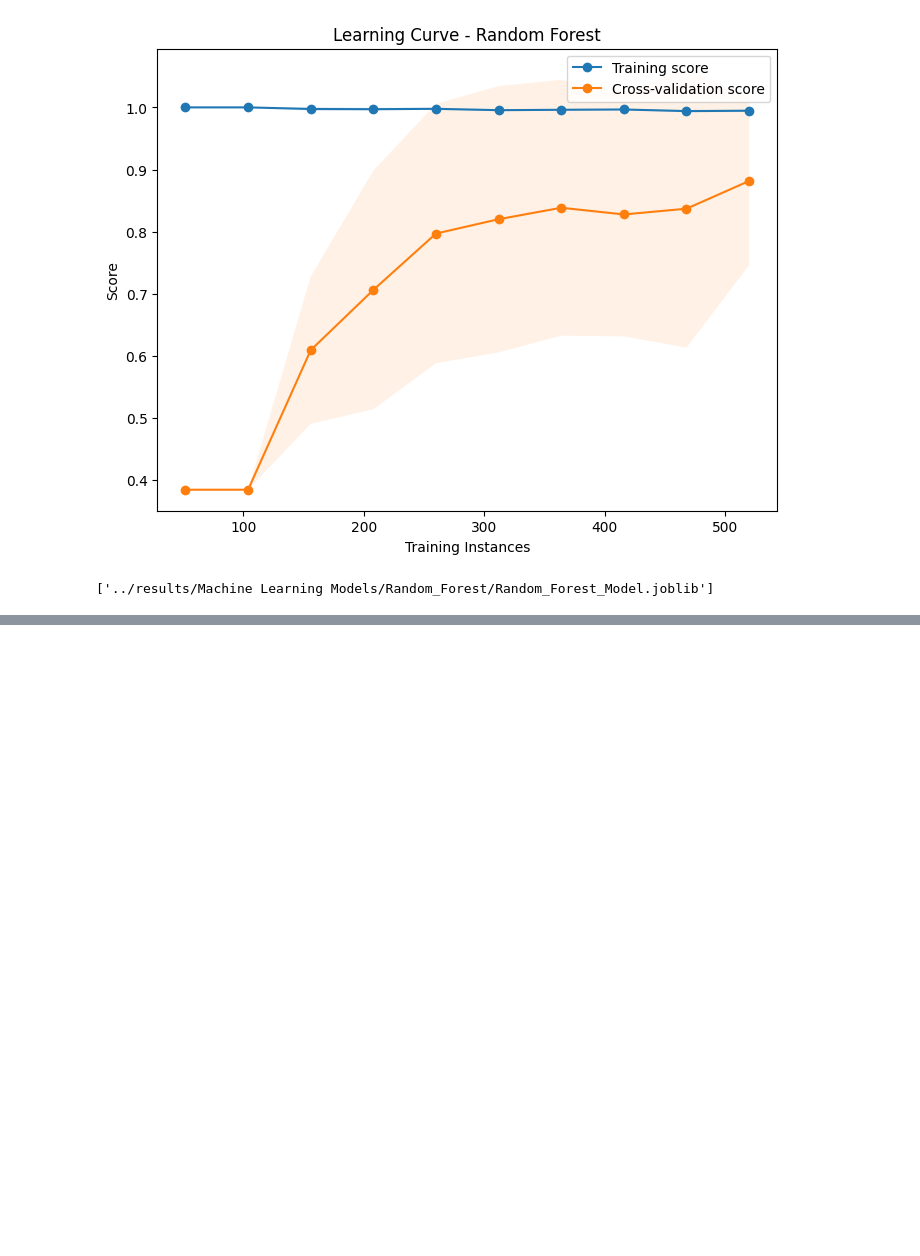
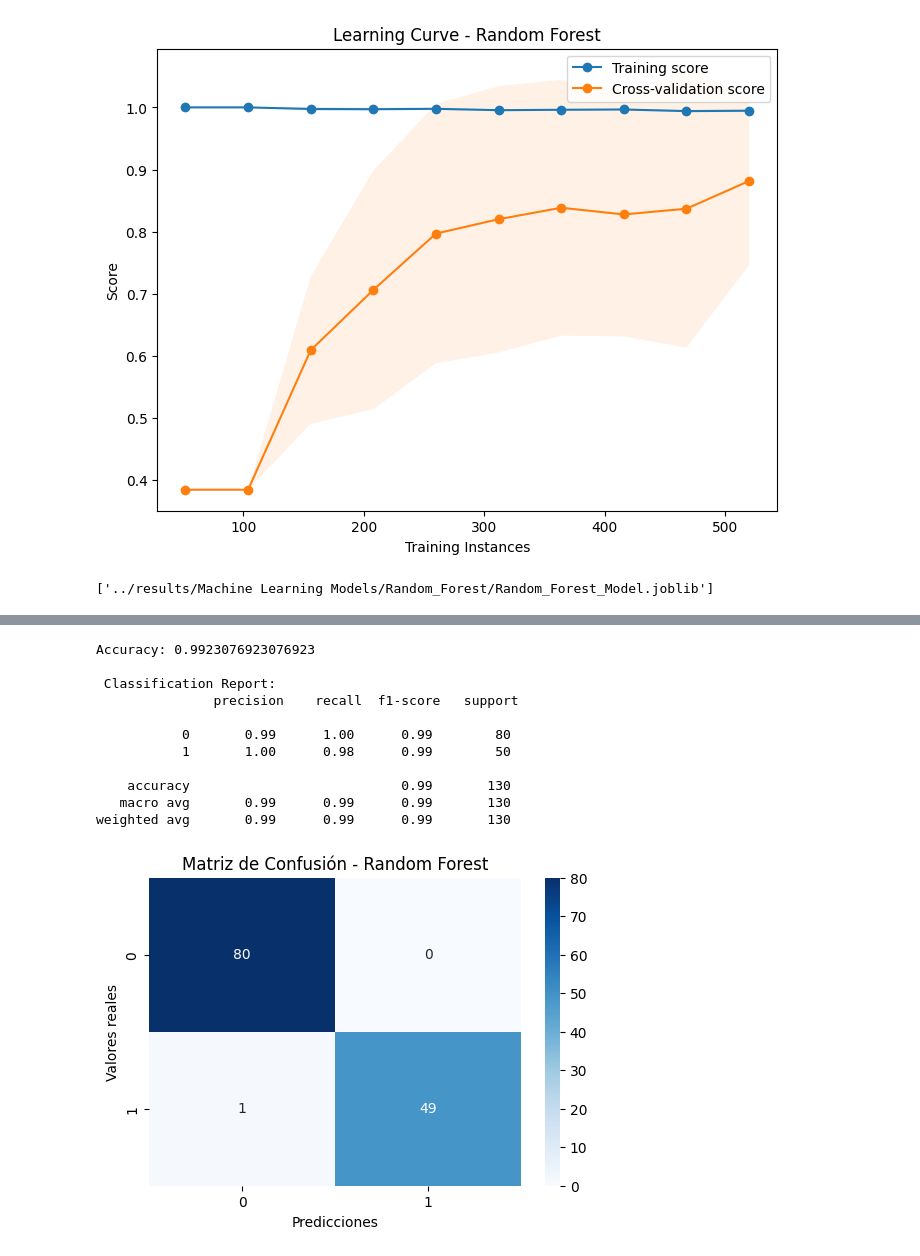
Before and after one commit to aarevalom0/EEG-Interictal-ML-Pipeline, a Jupyter notebook: notebooks/4_Machine_Learning_Random Forest.ipynb, the cells around one changed output, grey strips where cells are left out. Drawn from its saved outputs; the diff is of its cells as text; code cells hidden in the pictures; blank space fills up the shorter version.

```diff
--- a/notebooks/4_Machine_Learning_Random Forest.ipynb
+++ b/notebooks/4_Machine_Learning_Random Forest.ipynb
@@ -265,0 +408,27 @@ joblib.dump(rf_model, "../results/Machine Learning Models/Random_Forest/Random_F
+# %%
+y_pred = rf_model_2.predict(X_test)
+
+cm = confusion_matrix(y_test, y_pred)
+
+print("Accuracy:", accuracy_score(y_test, y_pred))
+print("\n Classification Report:\n", classification_report(y_test, y_pred))
+
+plt.figure(figsize=(6, 4))
+sns.heatmap(cm, annot=True, fmt="d", cmap="Blues", xticklabels=[0,1], yticklabels=[0,1])
+plt.xlabel("Predicciones")
+plt.ylabel("Valores reales")
+plt.title("Matriz de Confusión - Random Forest")
+plt.show()
+# %% [output]
+Accuracy: 0.9923076923076923
+
+ Classification Report:
+               precision    recall  f1-score   support
+
+           0       0.99      1.00      0.99        80
+           1       1.00      0.98      0.99        50
+
+    accuracy                           0.99       130
+   macro avg       0.99      0.99      0.99       130
+weighted avg       0.99      0.99      0.99       130
+[figure, added]
```
Also changed, not shown: parts of 14 cells of this notebook, 2 other files.
